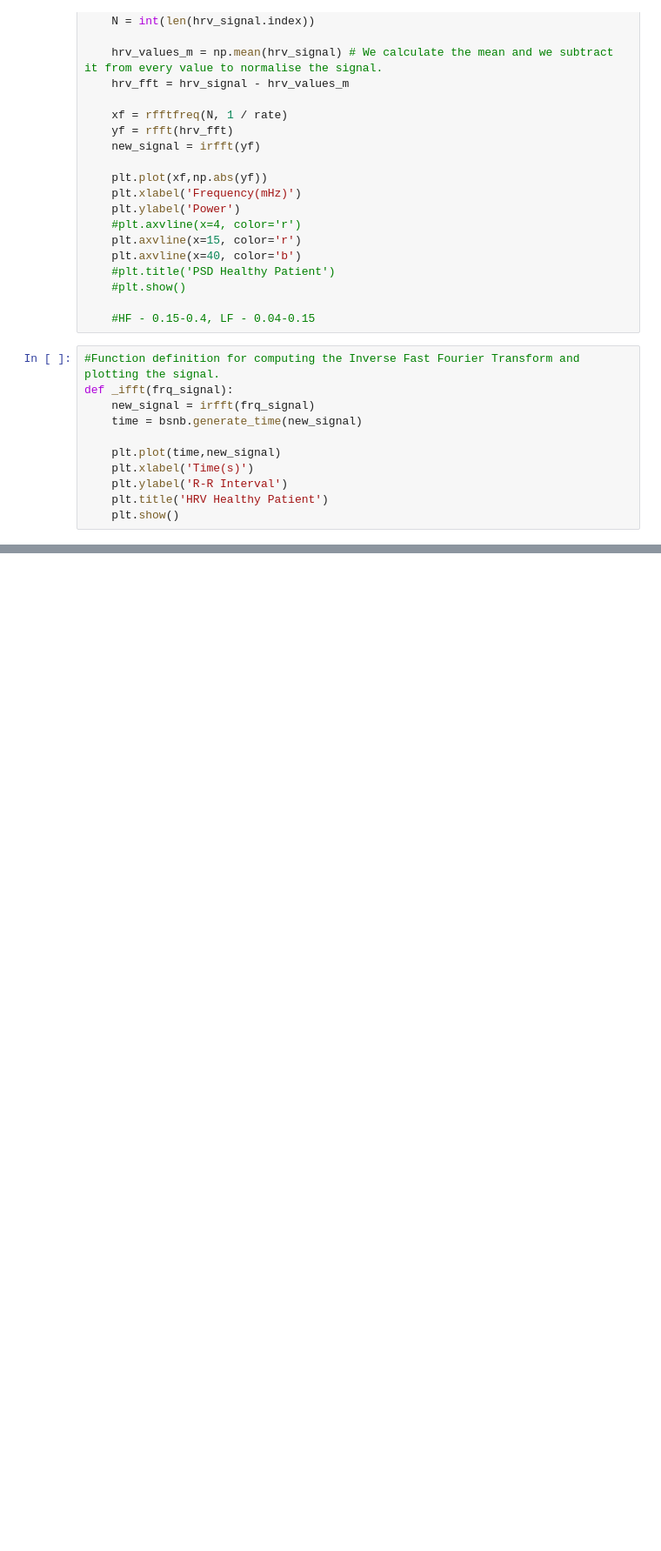
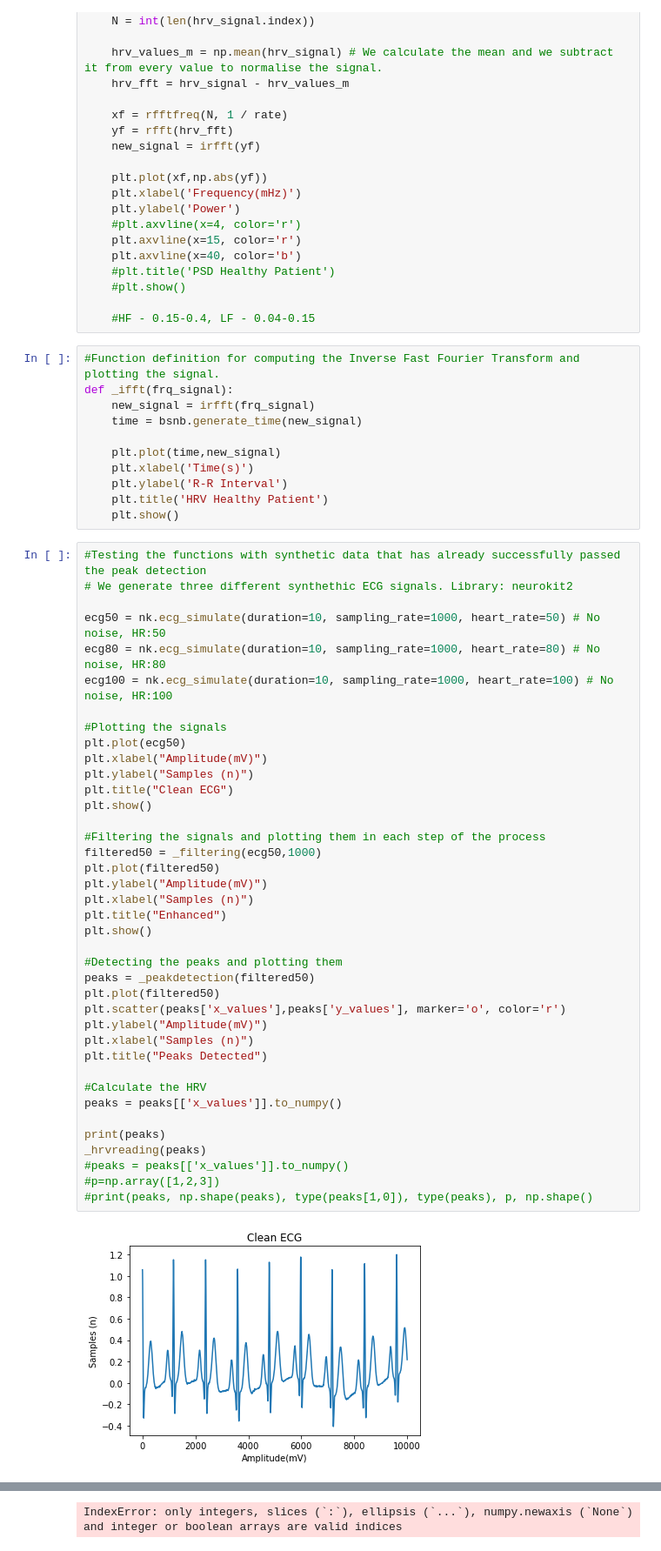
Before and after one commit to molbioeng/Molecool, a Jupyter notebook: 4.0-HRV_Extraction_Function.ipynb, the cells around one changed output, grey strips where cells are left out. Shown at 87% size. Saved outputs shown, nothing was run; the diff lists cells and outputs as text; blank space fills up the shorter version.

Commit message:
Update the functions in part 4

```diff
--- a/4.0-HRV_Extraction_Function.ipynb
+++ b/4.0-HRV_Extraction_Function.ipynb
@@ -97,3 +115,44 @@ def _ifft(frq_signal):
     plt.ylabel('R-R Interval')
     plt.title('HRV Healthy Patient')
     plt.show()
+# %%
+#Testing the functions with synthetic data that has already successfully passed the peak detection
+# We generate three different synthethic ECG signals. Library: neurokit2
+
+ecg50 = nk.ecg_simulate(duration=10, sampling_rate=1000, heart_rate=50) # No noise, HR:50
+ecg80 = nk.ecg_simulate(duration=10, sampling_rate=1000, heart_rate=80) # No noise, HR:80
+ecg100 = nk.ecg_simulate(duration=10, sampling_rate=1000, heart_rate=100) # No noise, HR:100
+
+#Plotting the signals
+plt.plot(ecg50)
+plt.xlabel("Amplitude(mV)")
+plt.ylabel("Samples (n)")
+plt.title("Clean ECG")
+plt.show()
+
+#Filtering the signals and plotting them in each step of the process
+filtered50 = _filtering(ecg50,1000)
+plt.plot(filtered50)
+plt.ylabel("Amplitude(mV)")
+plt.xlabel("Samples (n)")
+plt.title("Enhanced")
+plt.show()
+
+#Detecting the peaks and plotting them
+peaks = _peakdetection(filtered50)
+plt.plot(filtered50)
+plt.scatter(peaks['x_values'],peaks['y_values'], marker='o', color='r')
+plt.ylabel("Amplitude(mV)")
+plt.xlabel("Samples (n)")
+plt.title("Peaks Detected")
+
+#Calculate the HRV
+peaks = peaks[['x_values']].to_numpy()
+
+print(peaks)
+_hrvreading(peaks)
+#peaks = peaks[['x_values']].to_numpy()
+#p=np.array([1,2,3])
+#print(peaks, np.shape(peaks), type(peaks[1,0]), type(peaks), p, np.shape()
+# %% [output]
+[figure, added]
@@ -99,0 +172 @@ def _ifft(frq_signal):
+IndexError: only integers, slices (`:`), ellipsis (`...`), numpy.newaxis (`None`) and integer or boolean arrays are valid indices
```
Also changed, not shown: parts of 3 cells of this notebook, 4 other files.
